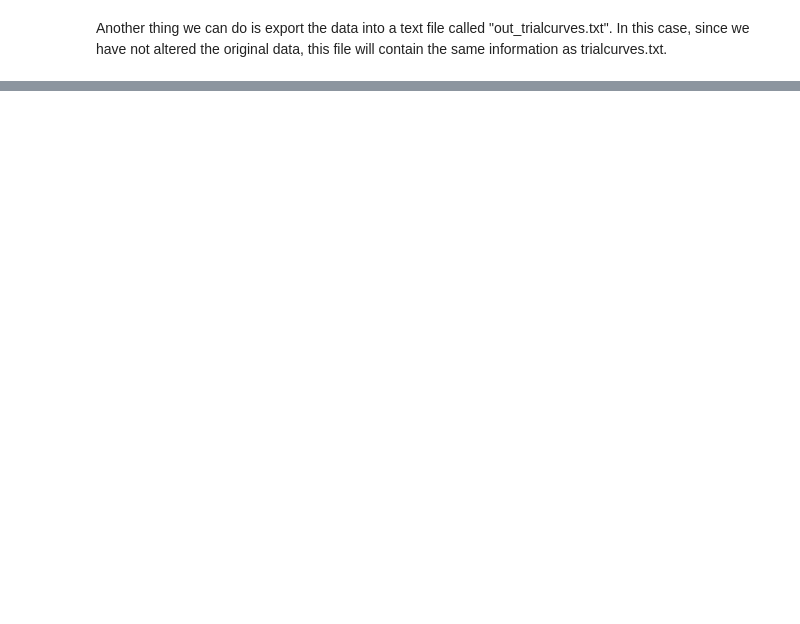
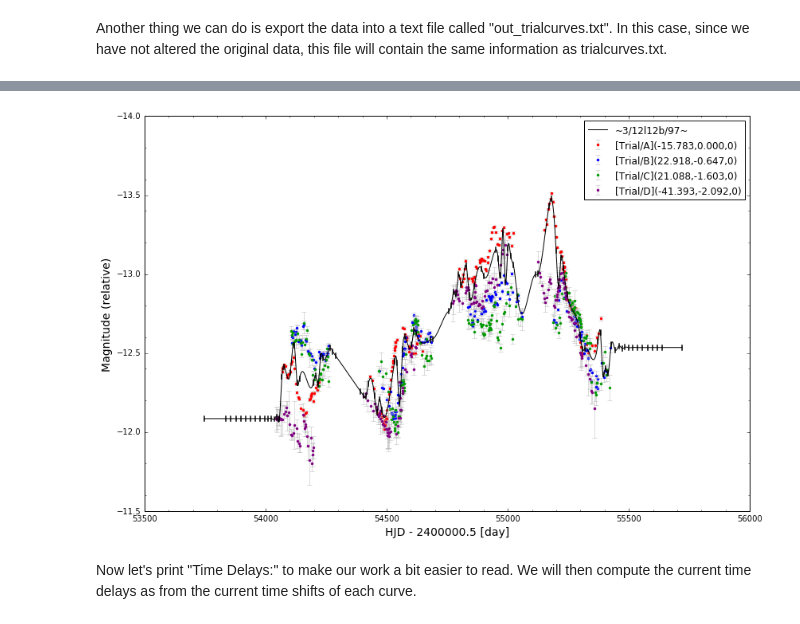
Before and after one commit to LSSTDESC/SLTimer, a Jupyter notebook: notebooks/Demo.ipynb, the cells around one changed output, grey strips where cells are left out. Drawn from its saved outputs; the diff is of its cells as text; code cells hidden in the pictures; blank space fills up the shorter version.

Commit message:
Scripts 2 and 3

```diff
--- a/notebooks/Demo.ipynb
+++ b/notebooks/Demo.ipynb
@@ -87,0 +112,39 @@ pycs.gen.util.multilcsexport(lcs, "out_trialcurves.txt", separator="\t", verbose
+# %%
+# %load /Users/milanwilliams/PyCS/demo/demo1/myopt.py
+
+# This file is somehow the configuration of PyCS for the particular lens to be analysed.
+# All the fine-tuning of methods happens here.
+# This is done by defining the curve shifting functions that will be used in your scripts.
+
+# A simple attempt to get a multi-purpose free-knot spline method :
+def spl(lcs):
+    spline = pycs.spl.topopt.opt_rough(lcs, nit=5, knotstep=50)
+    for l in lcs:
+        l.resetml()
+    spline = pycs.spl.topopt.opt_rough(lcs, nit=5, knotstep=30)
+    spline = pycs.spl.topopt.opt_fine(lcs, nit=10, knotstep=20)
+    return spline
+
+# The dispersion method :
+rawdispersionmethod = lambda lc1, lc2 : pycs.disp.disps.linintnp(lc1, lc2, interpdist = 30.0)
+dispersionmethod = lambda lc1, lc2 : pycs.disp.disps.symmetrize(lc1, lc2, rawdispersionmethod)
+def disp(lcs):
+	return pycs.disp.topopt.opt_full(lcs, rawdispersionmethod, nit=5, verbose=True)
+
+# The regression difference method : (needs pymc) : uncomment import on line 6 !
+#def regdiff(lcs):
+#	return pycs.regdiff.multiopt.opt_ts(lcs, pd=5, scale=200.0, verbose=True)
+
+
+# The small scale extrinsic variability, used to generated the synthetic curves:
+def Atweakml(lcs):
+	return pycs.sim.twk.tweakml(lcs, beta=-1.5, sigma=0.25, fmin=1/500.0, fmax=None, psplot=False)
+
+def Btweakml(lcs):
+	return pycs.sim.twk.tweakml(lcs, beta=-1.0, sigma=0.9, fmin=1/500.0, fmax=None, psplot=False)
+
+def Ctweakml(lcs):
+	return pycs.sim.twk.tweakml(lcs, beta=-1.0, sigma=1.5, fmin=1/500.0, fmax=None, psplot=False)
+
+def Dtweakml(lcs):
+	return pycs.sim.twk.tweakml(lcs, beta=-0.0, sigma=4.5, fmin=1/500.0, fmax=None, psplot=False)
@@ -87,0 +153,2 @@ pycs.gen.util.multilcsexport(lcs, "out_trialcurves.txt", separator="\t", verbose
+# %%
+lcs = pycs.gen.util.readpickle("trialcurves.pkl")
@@ -87,0 +168,2 @@ pycs.gen.util.multilcsexport(lcs, "out_trialcurves.txt", separator="\t", verbose
+# %%
+spline = spl(lcs)
@@ -87,0 +188,6 @@ pycs.gen.util.multilcsexport(lcs, "out_trialcurves.txt", separator="\t", verbose
+# %%
+pycs.gen.lc.display(lcs, [spline])
+# %% [output]
+[figure, added]
+# %% [markdown]
+Now let's print "Time Delays:" to make our work a bit easier to read. We will then compute the current time delays as from the current time shifts of each curve.
```
Also changed, not shown: parts of 48 cells of this notebook.
